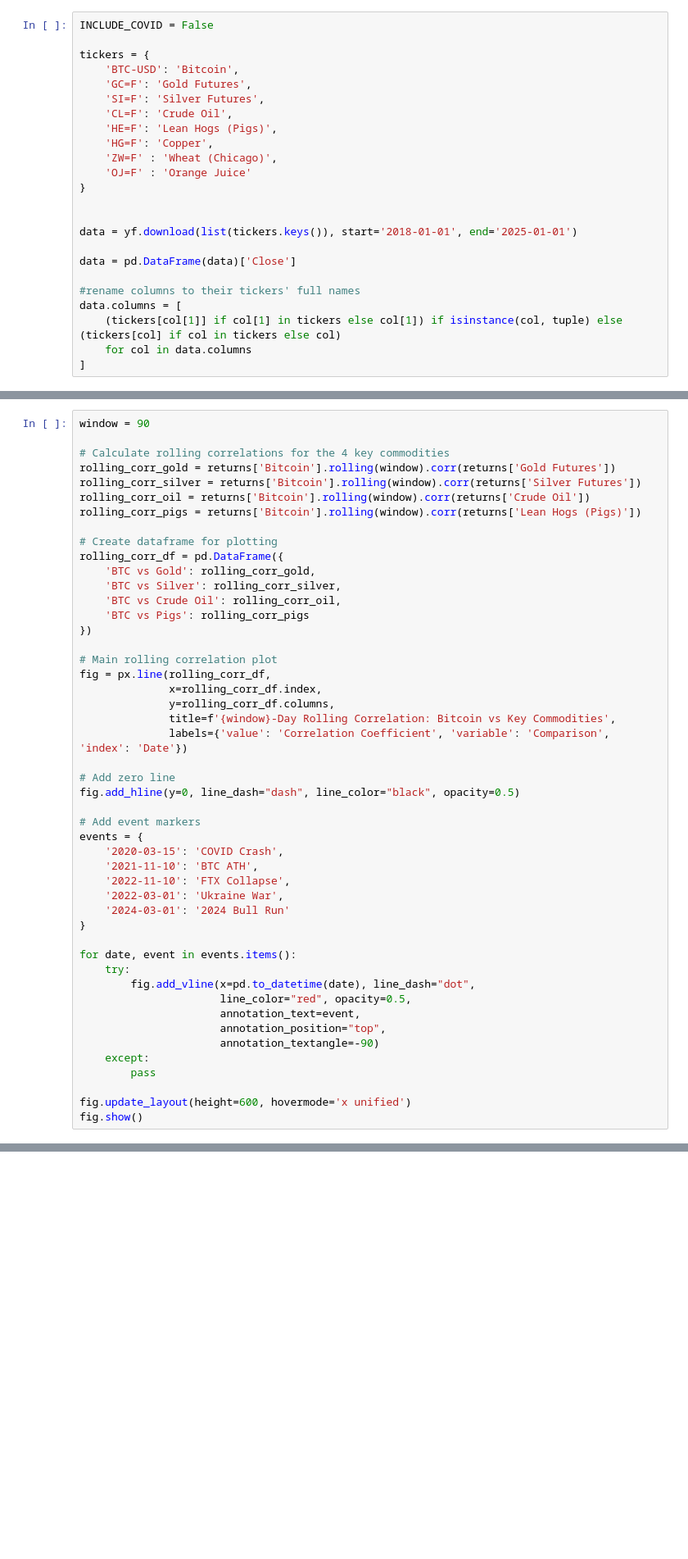
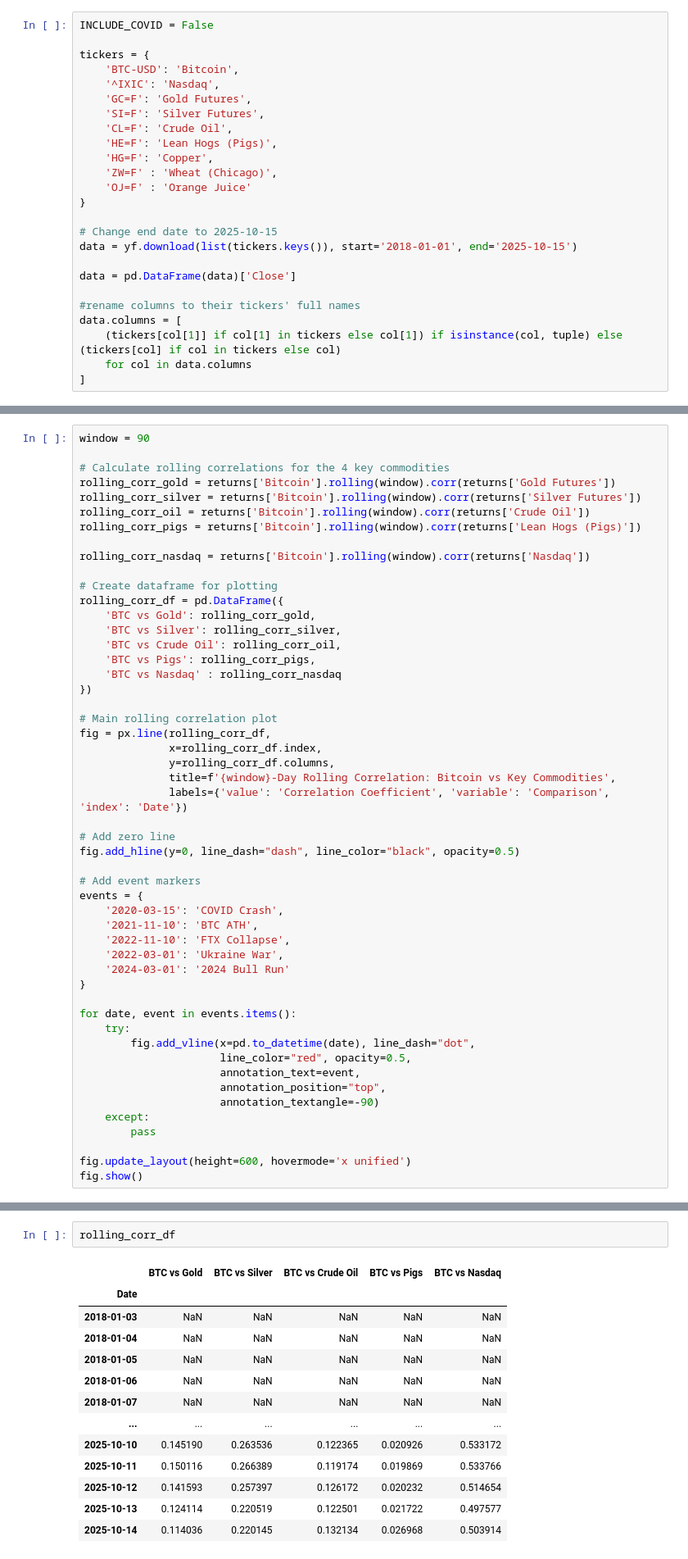
Before and after one commit to alexandersen01/GRA4157-big-data, a Jupyter notebook: project_1/proj1.ipynb, the cells around one changed output, grey strips where cells are left out. Shown at 82% size. Drawn from its saved outputs; the diff is of its cells as text; blank space fills up the shorter version.

Commit message:
16.10 adding Nasdaq in the dataset

```diff
--- a/project_1/proj1.ipynb
+++ b/project_1/proj1.ipynb
@@ -30,6 +36,7 @@ INCLUDE_COVID = False
 
 tickers = {
     'BTC-USD': 'Bitcoin',
+    '^IXIC': 'Nasdaq',
     'GC=F': 'Gold Futures',
     'SI=F': 'Silver Futures',
     'CL=F': 'Crude Oil',
@@ -39,8 +46,8 @@ tickers = {
     'OJ=F' : 'Orange Juice'
 }
 
-
-data = yf.download(list(tickers.keys()), start='2018-01-01', end='2025-01-01')
+# Change end date to 2025-10-15
+data = yf.download(list(tickers.keys()), start='2018-01-01', end='2025-10-15')
 
 data = pd.DataFrame(data)['Close']
 
@@ -213,12 +230,15 @@ rolling_corr_silver = returns['Bitcoin'].rolling(window).corr(returns['Silver Fu
 rolling_corr_oil = returns['Bitcoin'].rolling(window).corr(returns['Crude Oil'])
 rolling_corr_pigs = returns['Bitcoin'].rolling(window).corr(returns['Lean Hogs (Pigs)'])
 
+rolling_corr_nasdaq = returns['Bitcoin'].rolling(window).corr(returns['Nasdaq'])
+
 # Create dataframe for plotting
 rolling_corr_df = pd.DataFrame({
     'BTC vs Gold': rolling_corr_gold,
     'BTC vs Silver': rolling_corr_silver,
     'BTC vs Crude Oil': rolling_corr_oil,
-    'BTC vs Pigs': rolling_corr_pigs
+    'BTC vs Pigs': rolling_corr_pigs,
+    'BTC vs Nasdaq' : rolling_corr_nasdaq
 })
 
 # Main rolling correlation plot
@@ -316,2 +341,18 @@ fig.show()
 # %% [markdown]
 ### Compare current vs historical correlation
+# %%
+rolling_corr_df
+# %% [output]
+|  | BTC vs Gold | BTC vs Silver | BTC vs Crude Oil | BTC vs Pigs | BTC vs Nasdaq |
+| Date |  |  |  |  |  |
+| 2018-01-03 | NaN | NaN | NaN | NaN | NaN |
+| 2018-01-04 | NaN | NaN | NaN | NaN | NaN |
+| 2018-01-05 | NaN | NaN | NaN | NaN | NaN |
+| 2018-01-06 | NaN | NaN | NaN | NaN | NaN |
+| 2018-01-07 | NaN | NaN | NaN | NaN | NaN |
+| ... | ... | ... | ... | ... | ... |
+| 2025-10-10 | 0.145190 | 0.263536 | 0.122365 | 0.020926 | 0.533172 |
+| 2025-10-11 | 0.150116 | 0.266389 | 0.119174 | 0.019869 | 0.533766 |
+| 2025-10-12 | 0.141593 | 0.257397 | 0.126172 | 0.020232 | 0.514654 |
+| 2025-10-13 | 0.124114 | 0.220519 | 0.122501 | 0.021722 | 0.497577 |
+| 2025-10-14 | 0.114036 | 0.220145 | 0.132134 | 0.026968 | 0.503914 |
```
Also changed, not shown: parts of 18 cells of this notebook, 2 other files.
